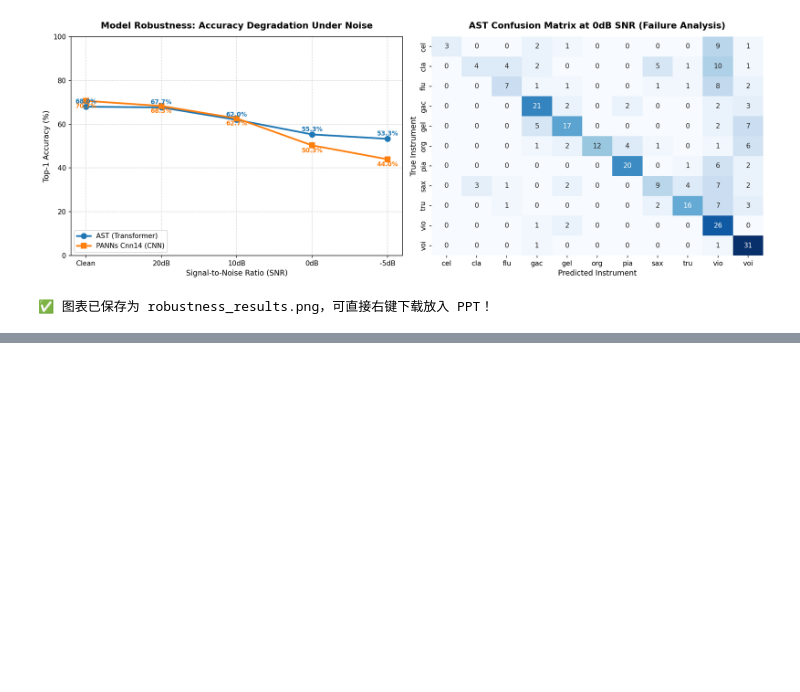
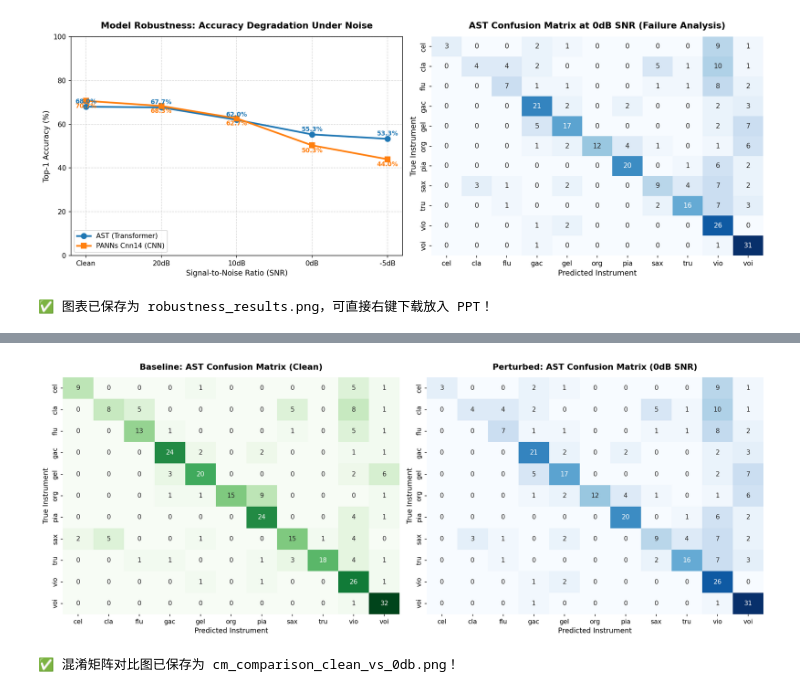
Before and after one commit to kevin-sun-shi/kevin-, a Jupyter notebook: Instrument_Robustness_Colab_HF_Fast.ipynb, the cells around one changed output, grey strips where cells are left out. Saved outputs shown, nothing was run; the diff lists cells and outputs as text; code cells hidden in the pictures; blank space fills up the shorter version.

```diff
--- a/Instrument_Robustness_Colab_HF_Fast.ipynb
+++ b/Instrument_Robustness_Colab_HF_Fast.ipynb
@@ -256,0 +332,45 @@ print("✅ 图表已保存为 robustness_results.png，可直接右键下载放
+# %%
+# === Cell 5: Clean vs. 0dB 混淆矩阵并排对比 ===
+import matplotlib.pyplot as plt
+import seaborn as sns
+from sklearn.metrics import confusion_matrix
+
+# 单独快速补采一次 Clean 状态下的 AST 预测结果（复用已加载的 preloaded_data 和 ast_model）
+ast_preds_clean = []
+y_true_clean = []
+
+with torch.no_grad():
+    for y_32k, _, label in tqdm(preloaded_data, desc="提取 Clean 组预测用于混淆矩阵对比"):
+        mixed_16k = librosa.resample(y_32k, orig_sr=32000, target_sr=16000)
+        inputs = ast_extractor(mixed_16k, sampling_rate=16000, return_tensors="pt").to(device)
+        logits = ast_model(**inputs).logits
+        ast_probs = torch.sigmoid(logits)[0].cpu().numpy()
+        ast_scores = {
+            inst: max([ast_probs[idx] for idx in idxs])
+            for inst, idxs in ast_irmas_indices.items()
+        }
+        ast_preds_clean.append(max(ast_scores, key=ast_scores.get))
+        y_true_clean.append(label)
+
+# 并排绘制 Clean vs 0dB 混淆矩阵
+fig, axes = plt.subplots(1, 2, figsize=(16, 6.2), dpi=150)
+
+cm_clean = confusion_matrix(y_true_clean, ast_preds_clean, labels=IRMAS_CLASSES)
+sns.heatmap(cm_clean, annot=True, fmt='d', cmap='Greens', xticklabels=IRMAS_CLASSES, yticklabels=IRMAS_CLASSES, ax=axes[0], cbar=False)
+axes[0].set_title("Baseline: AST Confusion Matrix (Clean)", fontsize=13, fontweight='bold', pad=12)
+axes[0].set_xlabel("Predicted Instrument", fontsize=11)
+axes[0].set_ylabel("True Instrument", fontsize=11)
+
+cm_0db = confusion_matrix(predictions_at_0db["y_true"], predictions_at_0db["ast_pred"], labels=IRMAS_CLASSES)
+sns.heatmap(cm_0db, annot=True, fmt='d', cmap='Blues', xticklabels=IRMAS_CLASSES, yticklabels=IRMAS_CLASSES, ax=axes[1], cbar=False)
+axes[1].set_title("Perturbed: AST Confusion Matrix (0dB SNR)", fontsize=13, fontweight='bold', pad=12)
+axes[1].set_xlabel("Predicted Instrument", fontsize=11)
+axes[1].set_ylabel("True Instrument", fontsize=11)
+
+plt.tight_layout()
+plt.savefig("cm_comparison_clean_vs_0db.png", dpi=300)
+plt.show()
+print("✅ 混淆矩阵对比图已保存为 cm_comparison_clean_vs_0db.png！")
+# %% [output]
+[figure, added]
+✅ 混淆矩阵对比图已保存为 cm_comparison_clean_vs_0db.png！
```
Also changed, not shown: parts of 3 cells of this notebook.
